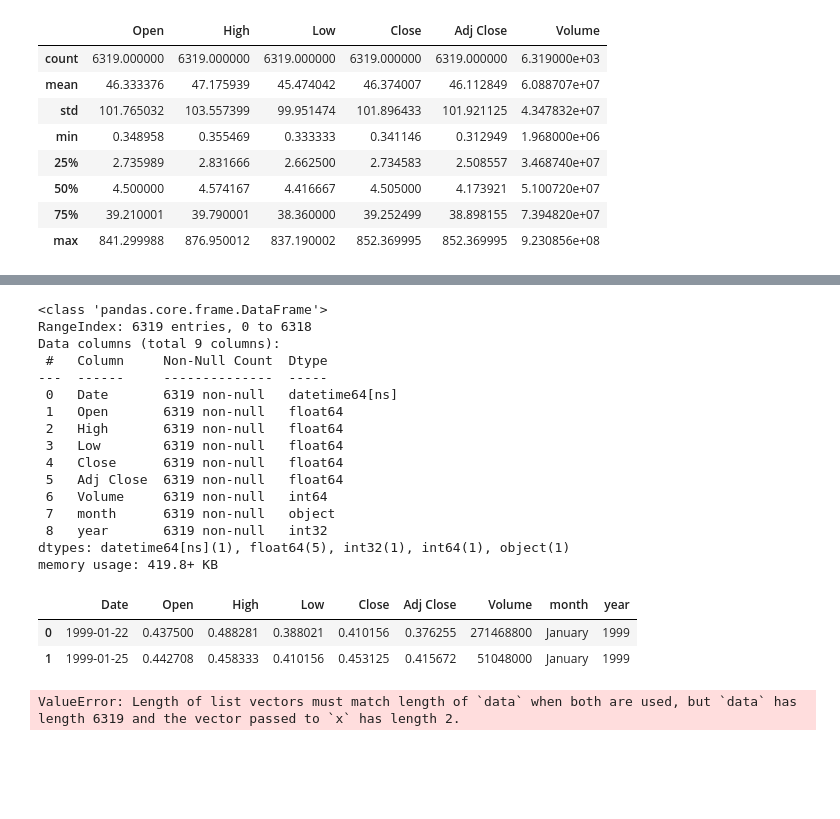
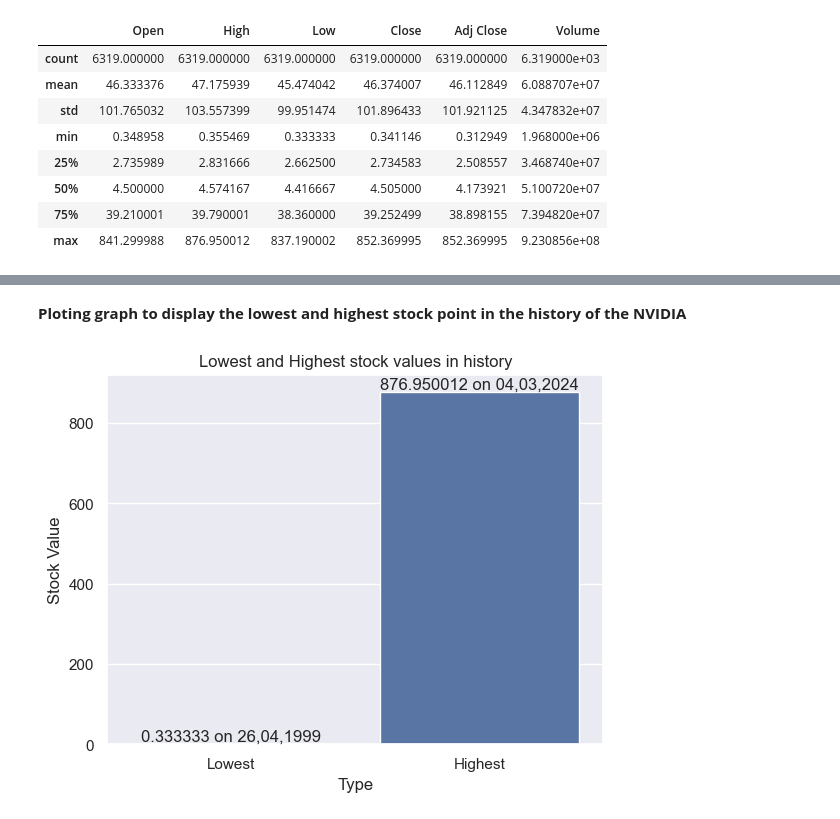
Before and after one commit to prabhjeetsinghk/TimeSeriesAnalysis, a Jupyter notebook: task1.ipynb, the cells around one changed output, grey strips where cells are left out. Cells and saved outputs as stored; diff of their text form; code cells hidden in the pictures; blank space fills up the shorter version.

```diff
--- a/task1.ipynb
+++ b/task1.ipynb
@@ -49,28 +50,6 @@ memory usage: 49.5 KB
 # %%
-df['month'] = df['Date'].dt.month_name()
+df['Date'] = pd.to_datetime(df['Date'])
+df['Day'] =  df['Date'].dt.day_name()
+df['month_name'] = df['Date'].dt.month_name()
+df['month'] = df['Date'].dt.month
 df['year'] = df['Date'].dt.year
-# %%
-df.info()
-# %% [output]
-<class 'pandas.core.frame.DataFrame'>
-RangeIndex: 6319 entries, 0 to 6318
-Data columns (total 9 columns):
- #   Column     Non-Null Count  Dtype
----  ------     --------------  -----
- 0   Date       6319 non-null   datetime64[ns]
- 1   Open       6319 non-null   float64
- 2   High       6319 non-null   float64
- 3   Low        6319 non-null   float64
- 4   Close      6319 non-null   float64
- 5   Adj Close  6319 non-null   float64
- 6   Volume     6319 non-null   int64
- 7   month      6319 non-null   object
- 8   year       6319 non-null   int32
-dtypes: datetime64[ns](1), float64(5), int32(1), int64(1), object(1)
-memory usage: 419.8+ KB
-# %%
-df.head(2)
-# %% [output]
-|  | Date | Open | High | Low | Close | Adj Close | Volume | month | year |
-| 0 | 1999-01-22 | 0.437500 | 0.488281 | 0.388021 | 0.410156 | 0.376255 | 271468800 | January | 1999 |
-| 1 | 1999-01-25 | 0.442708 | 0.458333 | 0.410156 | 0.453125 | 0.415672 | 51048000 | January | 1999 |
@@ -83,15 +56,25 @@ high_date = df['Date'][high_loc]
+# %% [markdown]
+**Ploting graph to display the lowest and highest stock point in the history of the NVIDIA**
 # %%
-import seaborn as sns
 lowest_value, low_loc = df['Low'].min(), df['Low'].idxmin()
 highest_value, high_loc = df['High'].max(), df['High'].idxmax()
 
-low_date = df['Date'][low_loc]
-high_date = df['Date'][high_loc]
-sns.set(style="whitegrid")
+# low_date =  datetime.strptime(df['Date'][low_loc], '%Y-%m-%d %H:%M:%S').strftime('%d,%m,%Y')
+low_date = df['Date'][low_loc].strftime('%d,%m,%Y')
+high_date = df['Date'][high_loc].strftime('%d,%m,%Y')
 
-ax = sns.barplot(x=[lowest_value, highest_value], y=[low_date, high_date], data=df)
-ax.set_title('Lowest and Highest values')
-ax.set_ylabel('Value')
-ax.set_xlabel('Lowest and Highest')
+ax = sns.barplot(x=['Lowest', 'Highest'], y=[lowest_value, highest_value])
+ax.set_title('Lowest and Highest stock values in history')
+ax.set_ylabel('Stock Value')
+ax.set_xlabel('Type')
+
+lowval = str(lowest_value) + ' on ' + str(low_date)
+highval= str(highest_value) + ' on ' + str(high_date)
+# Annotate the bars with dates
+ax.text(0, lowest_value, lowval , ha='center', va='bottom')
+ax.text(1, highest_value, highval, ha='center', va='bottom')
+
+# Show the plot
+plt.show()
 # %% [output]
-ValueError: Length of list vectors must match length of `data` when both are used, but `data` has length 6319 and the vector passed to `x` has length 2.
+[figure, added]
```
Also changed, not shown: parts of 18 cells of this notebook.
